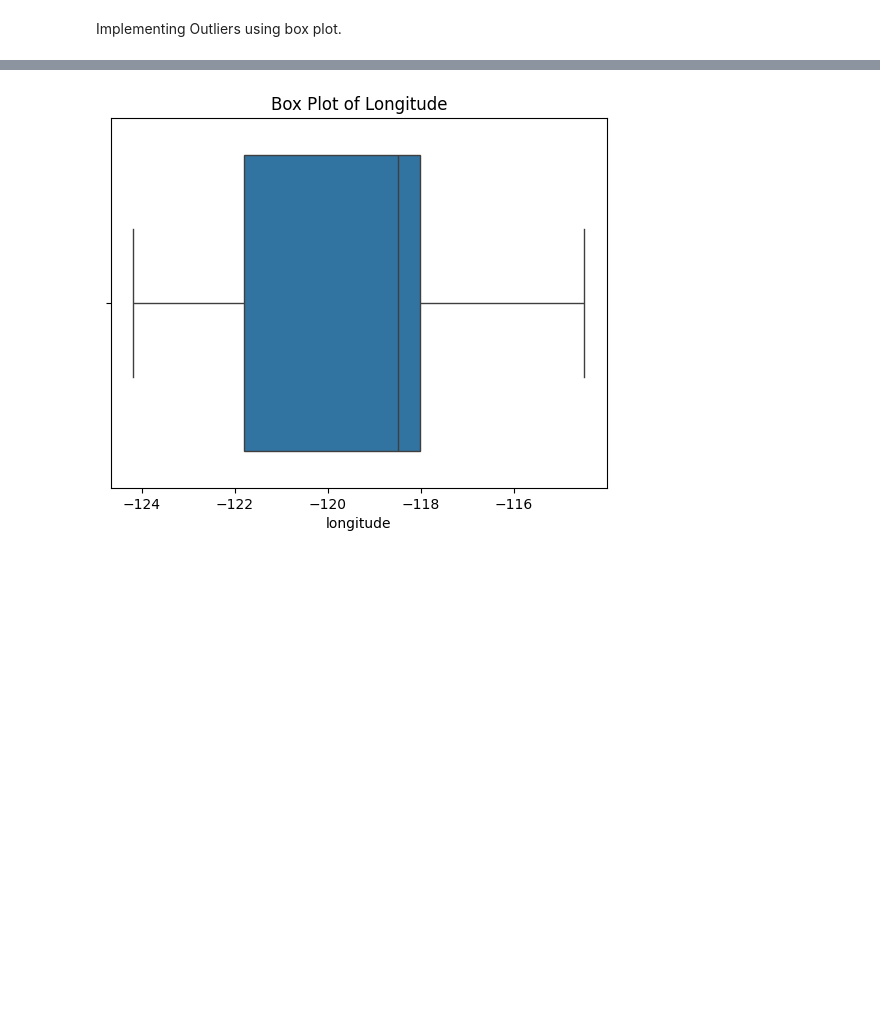
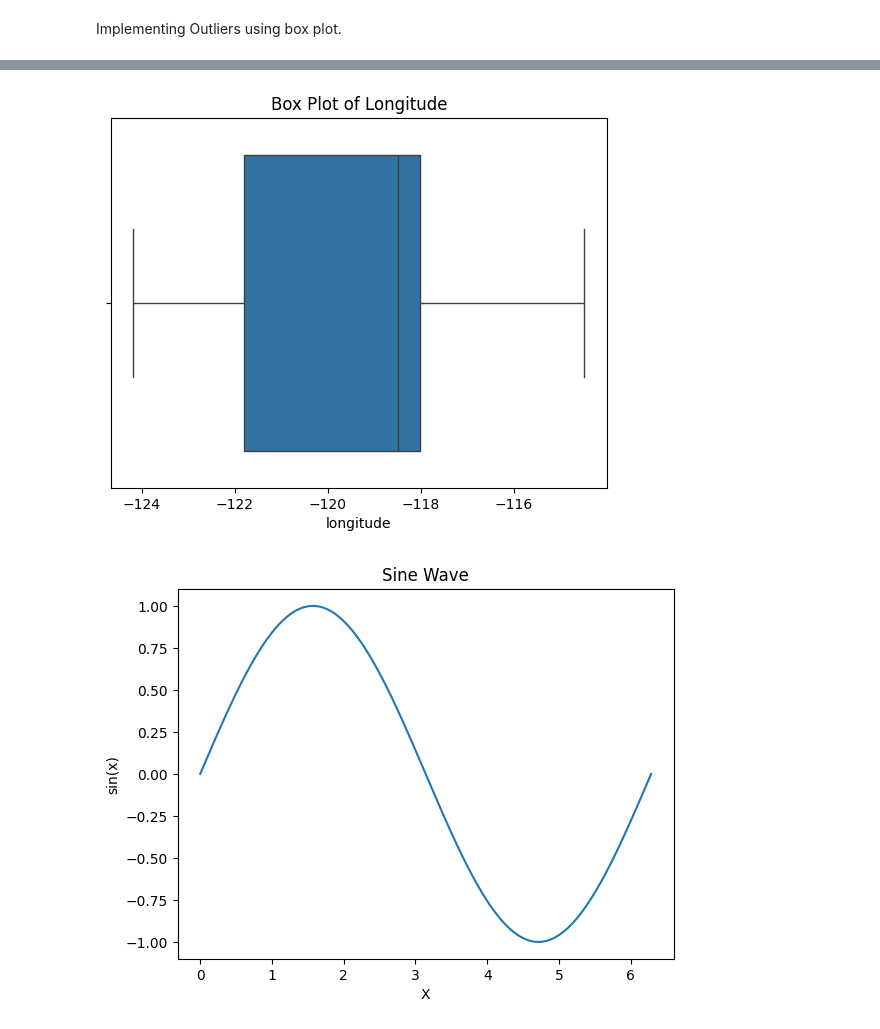
Before and after one commit to agargi007/PDS, a Jupyter notebook: SKILL_experiment_3.ipynb, the cells around one changed output, grey strips where cells are left out. Saved outputs shown, nothing was run; the diff lists cells and outputs as text; code cells hidden in the pictures; blank space fills up the shorter version.

```diff
--- a/SKILL_experiment_3.ipynb
+++ b/SKILL_experiment_3.ipynb
@@ -118,21 +118,65 @@ Implementing Outliers using box plot.
 # %%
 import pandas as pd
 import numpy as np
 import seaborn as sns
 import matplotlib.pyplot as plt
 
 url1 = "/content/sample_data/california_housing_test.csv"
 df = pd.read_csv(url1)
 
 # Box plot for latitude
 sns.boxplot(x=df["latitude"])
 plt.title('Box Plot of Latitude')
 plt.show()
 
 # Box plot for longitude
 sns.boxplot(x=df["longitude"])
 plt.title('Box Plot of Longitude')
 plt.show()
+
+
+# Sine wave plot
+x = np.linspace(0, 2 * np.pi, 1000)
+y = np.sin(x)
+
+plt.plot(x, y)
+plt.title('Sine Wave')
+plt.xlabel('X')
+plt.ylabel('sin(x)')
+plt.show()
+
+# Bar graph for mean of 'median_income' by 'ocean_proximity'
+df_mean_income = df.groupby("latitude")["longitude"].mean().reset_index()
+
+sns.barplot(x="latitude", y="longitude", data=df_mean_income)
+plt.title('barplotting')
+plt.xlabel('latitude')
+plt.ylabel('longitude')
+plt.show()
+
+# Histogram for 'median_income'
+sns.histplot(df["median_income"])
+plt.title('Histogram of Median Income')
+plt.xlabel('Median Income')
+plt.ylabel('Frequency')
+plt.show()
+
+plt.scatter(df["latitude"],df["longitude"])
+plt.title("scatter plots")
+plt.show()
+
+x=np.linspace(10,20,30)
+y=np.sin(x)
+plt.plot(x,y)
+
+sns.violinplot(x="latitude", y="longitude", data=df)
+plt.title("voilin plotiing")
+plt.show()
+
+sns.pairplot(df)
+plt.title("pairploting")
+plt.show()
 # %% [output]
 [figure]
 [figure]
+[figure, added]
```
Also changed, not shown: parts of 1 cell of this notebook.
